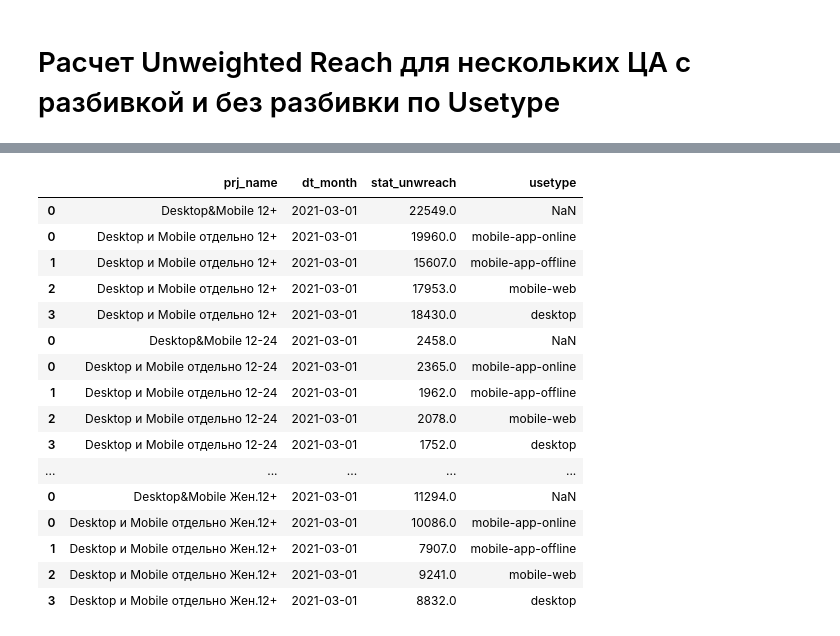
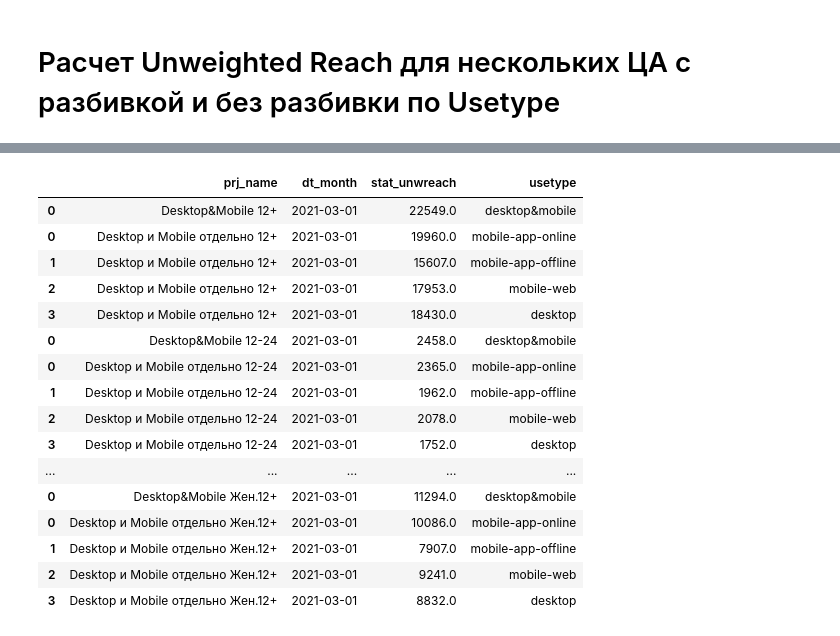
Before and after one commit to MEDIASCOPE-JSC/mediascope-jupyter, a Jupyter notebook: responsum/unload-several-target-audiences.ipynb, the cells around one changed output, grey strips where cells are left out. Cells and saved outputs as stored; diff of their text form; code cells hidden in the pictures.

```diff
--- a/responsum/unload-several-target-audiences.ipynb
+++ b/responsum/unload-several-target-audiences.ipynb
@@ -159,7 +159,7 @@ for t in tasks:
     tsk = t['task']
     df_result = rtask.result2table(rtask.get_result(tsk), project_name = t['project_name'])
     results.append(df_result)
-df_result = pd.concat(results)
+df_result = pd.concat(results).fillna('desktop&mobile')
 df_result
 # %% [output]
 Отправляем на расчет: Desktop&Mobile 12+
@@ -185,16 +185,16 @@ Wall time: 1min 20s
 |  | prj_name | dt_month | stat_unwreach | usetype |
-| 0 | Desktop&Mobile 12+ | 2021-03-01 | 22549.0 | NaN |
+| 0 | Desktop&Mobile 12+ | 2021-03-01 | 22549.0 | desktop&mobile |
 | 0 | Desktop и Mobile отдельно 12+ | 2021-03-01 | 19960.0 | mobile-app-online |
 | 1 | Desktop и Mobile отдельно 12+ | 2021-03-01 | 15607.0 | mobile-app-offline |
 | 2 | Desktop и Mobile отдельно 12+ | 2021-03-01 | 17953.0 | mobile-web |
 | 3 | Desktop и Mobile отдельно 12+ | 2021-03-01 | 18430.0 | desktop |
-| 0 | Desktop&Mobile 12-24 | 2021-03-01 | 2458.0 | NaN |
+| 0 | Desktop&Mobile 12-24 | 2021-03-01 | 2458.0 | desktop&mobile |
 | 0 | Desktop и Mobile отдельно 12-24 | 2021-03-01 | 2365.0 | mobile-app-online |
 | 1 | Desktop и Mobile отдельно 12-24 | 2021-03-01 | 1962.0 | mobile-app-offline |
 | 2 | Desktop и Mobile отдельно 12-24 | 2021-03-01 | 2078.0 | mobile-web |
 | 3 | Desktop и Mobile отдельно 12-24 | 2021-03-01 | 1752.0 | desktop |
 | ... | ... | ... | ... | ... |
-| 0 | Desktop&Mobile Жен.12+ | 2021-03-01 | 11294.0 | NaN |
+| 0 | Desktop&Mobile Жен.12+ | 2021-03-01 | 11294.0 | desktop&mobile |
 | 0 | Desktop и Mobile отдельно Жен.12+ | 2021-03-01 | 10086.0 | mobile-app-online |
 | 1 | Desktop и Mobile отдельно Жен.12+ | 2021-03-01 | 7907.0 | mobile-app-offline |
 | 2 | Desktop и Mobile отдельно Жен.12+ | 2021-03-01 | 9241.0 | mobile-web |
```
Also changed, not shown: parts of 2 cells of this notebook, 3 other files.
